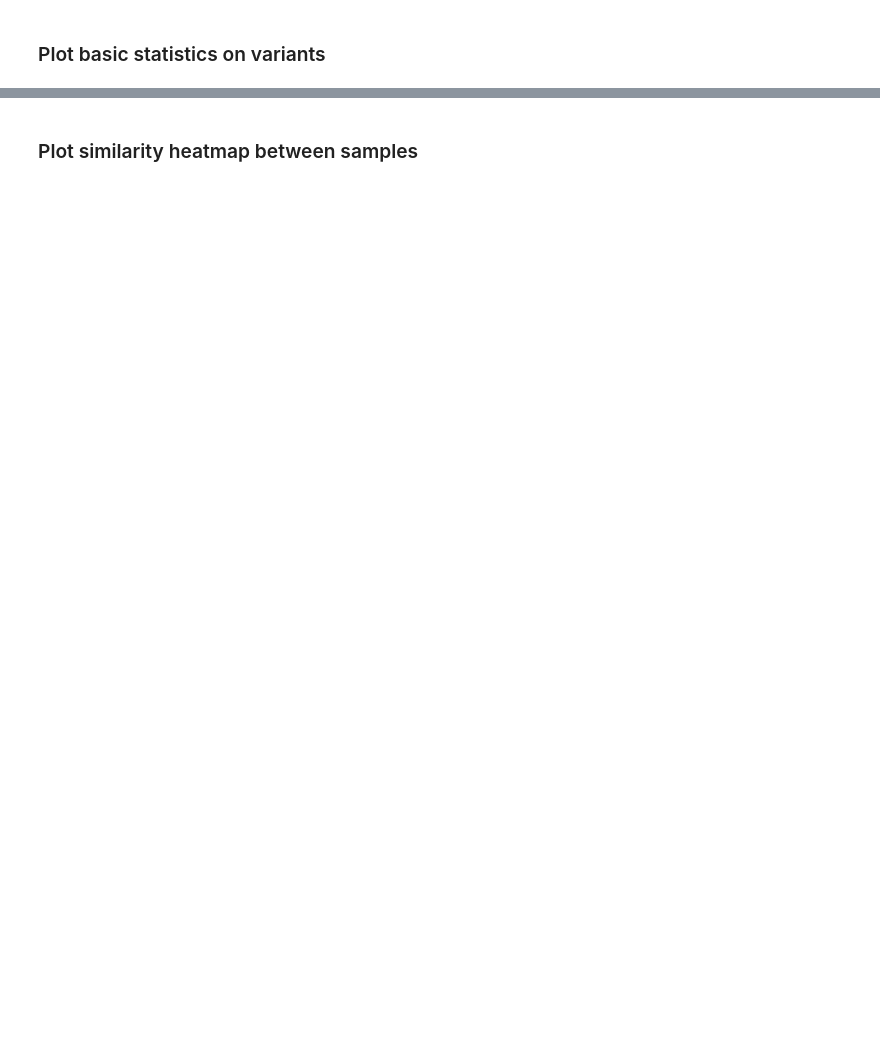
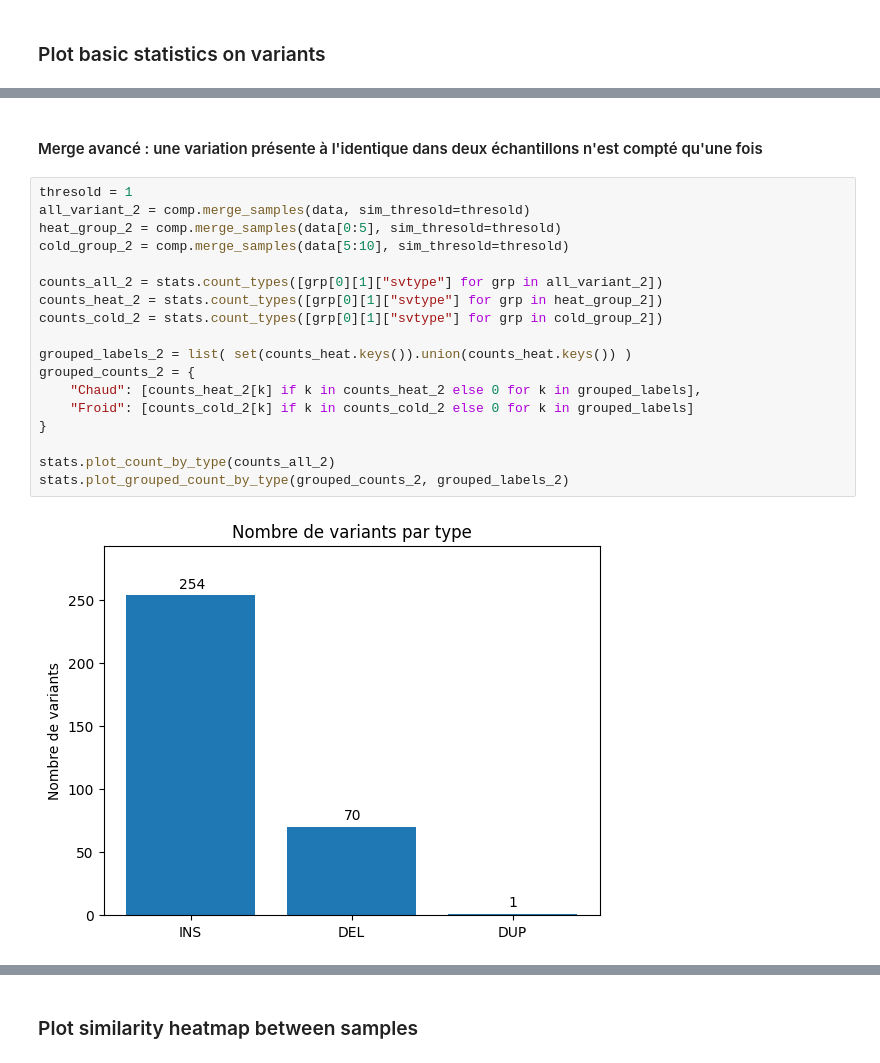
Before and after one commit to Tara-Guillorit/TP-BILL, a Jupyter notebook: analyse.ipynb, the cells around one changed output, grey strips where cells are left out. Saved outputs shown, nothing was run; the diff lists cells and outputs as text; blank space fills up the shorter version.

```diff
--- a/analyse.ipynb
+++ b/analyse.ipynb
@@ -51,3 +54,25 @@ stats.plot_len_by_type(len_distrib_all, True)
 # %% [output]
 [figure]
 [figure]
+# %% [markdown]
+#### Merge avancé : une variation présente à l'identique dans deux échantillons n'est compté qu'une fois
+# %%
+thresold = 1
+all_variant_2 = comp.merge_samples(data, sim_thresold=thresold)
+heat_group_2 = comp.merge_samples(data[0:5], sim_thresold=thresold)
+cold_group_2 = comp.merge_samples(data[5:10], sim_thresold=thresold)
+
+counts_all_2 = stats.count_types([grp[0][1]["svtype"] for grp in all_variant_2])
+counts_heat_2 = stats.count_types([grp[0][1]["svtype"] for grp in heat_group_2])
+counts_cold_2 = stats.count_types([grp[0][1]["svtype"] for grp in cold_group_2])
+
+grouped_labels_2 = list( set(counts_heat.keys()).union(counts_heat.keys()) )
+grouped_counts_2 = {
+    "Chaud": [counts_heat_2[k] if k in counts_heat_2 else 0 for k in grouped_labels],
+    "Froid": [counts_cold_2[k] if k in counts_cold_2 else 0 for k in grouped_labels]
+}
+
+stats.plot_count_by_type(counts_all_2)
+stats.plot_grouped_count_by_type(grouped_counts_2, grouped_labels_2)
+# %% [output]
+[figure, added]
```
Also changed, not shown: parts of 7 cells of this notebook, 2 other files.
